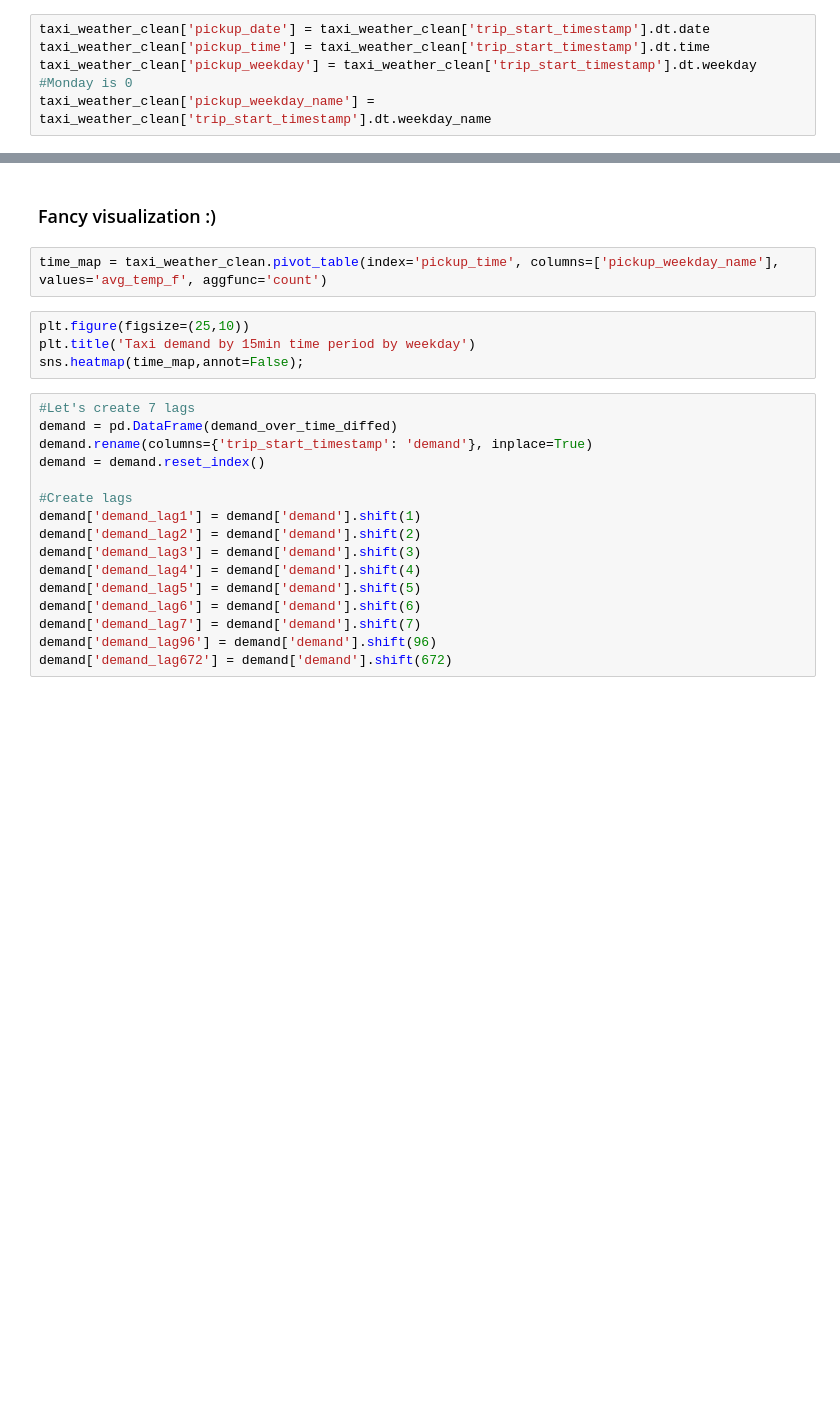
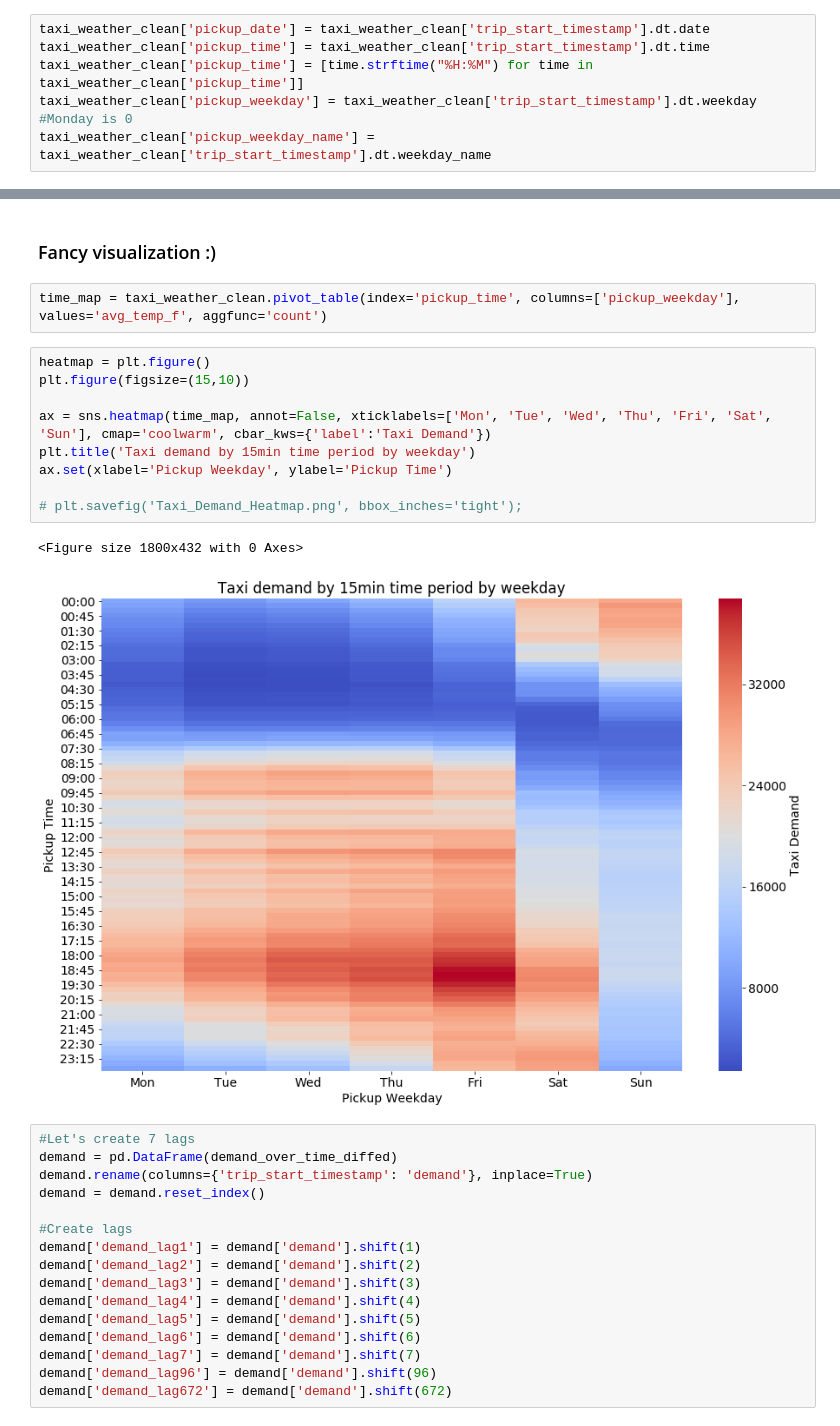
Before and after one commit to Auste1989/metis_projects, a Jupyter notebook: Passion_Project/Transit_Time_and_Rate_EDA.ipynb, the cells around one changed output, grey strips where cells are left out. Drawn from its saved outputs; the diff is of its cells as text; blank space fills up the shorter version.

Commit message:
Heatmap completed, heatmap image saved, README updated

```diff
--- a/Passion_Project/Transit_Time_and_Rate_EDA.ipynb
+++ b/Passion_Project/Transit_Time_and_Rate_EDA.ipynb
@@ -407,6 +407,7 @@ plt.ylabel('Frequency');
 # %%
 taxi_weather_clean['pickup_date'] = taxi_weather_clean['trip_start_timestamp'].dt.date
 taxi_weather_clean['pickup_time'] = taxi_weather_clean['trip_start_timestamp'].dt.time
+taxi_weather_clean['pickup_time'] = [time.strftime("%H:%M") for time in taxi_weather_clean['pickup_time']]
 taxi_weather_clean['pickup_weekday'] = taxi_weather_clean['trip_start_timestamp'].dt.weekday      #Monday is 0
 taxi_weather_clean['pickup_weekday_name'] = taxi_weather_clean['trip_start_timestamp'].dt.weekday_name
 # %%
@@ -610,11 +611,19 @@ Figure(1800x432)
 # %% [markdown]
 ### Fancy visualization :)
 # %%
-time_map = taxi_weather_clean.pivot_table(index='pickup_time', columns=['pickup_weekday_name'], values='avg_temp_f', aggfunc='count')
+time_map = taxi_weather_clean.pivot_table(index='pickup_time', columns=['pickup_weekday'], values='avg_temp_f', aggfunc='count')
-# %%
-plt.figure(figsize=(25,10))
-plt.title('Taxi demand by 15min time period by weekday')
-sns.heatmap(time_map,annot=False);
+# %%
+heatmap = plt.figure()
+plt.figure(figsize=(15,10))
+
+ax = sns.heatmap(time_map, annot=False, xticklabels=['Mon', 'Tue', 'Wed', 'Thu', 'Fri', 'Sat', 'Sun'], cmap='coolwarm', cbar_kws={'label':'Taxi Demand'})
+plt.title('Taxi demand by 15min time period by weekday')
+ax.set(xlabel='Pickup Weekday', ylabel='Pickup Time')
+
+# plt.savefig('Taxi_Demand_Heatmap.png', bbox_inches='tight');
+# %% [output]
+<Figure size 1800x432 with 0 Axes>
+[figure, added]
 # %%
 #Let's create 7 lags
 demand = pd.DataFrame(demand_over_time_diffed)
```
Also changed, not shown: parts of 8 cells of this notebook, 2 other files.
